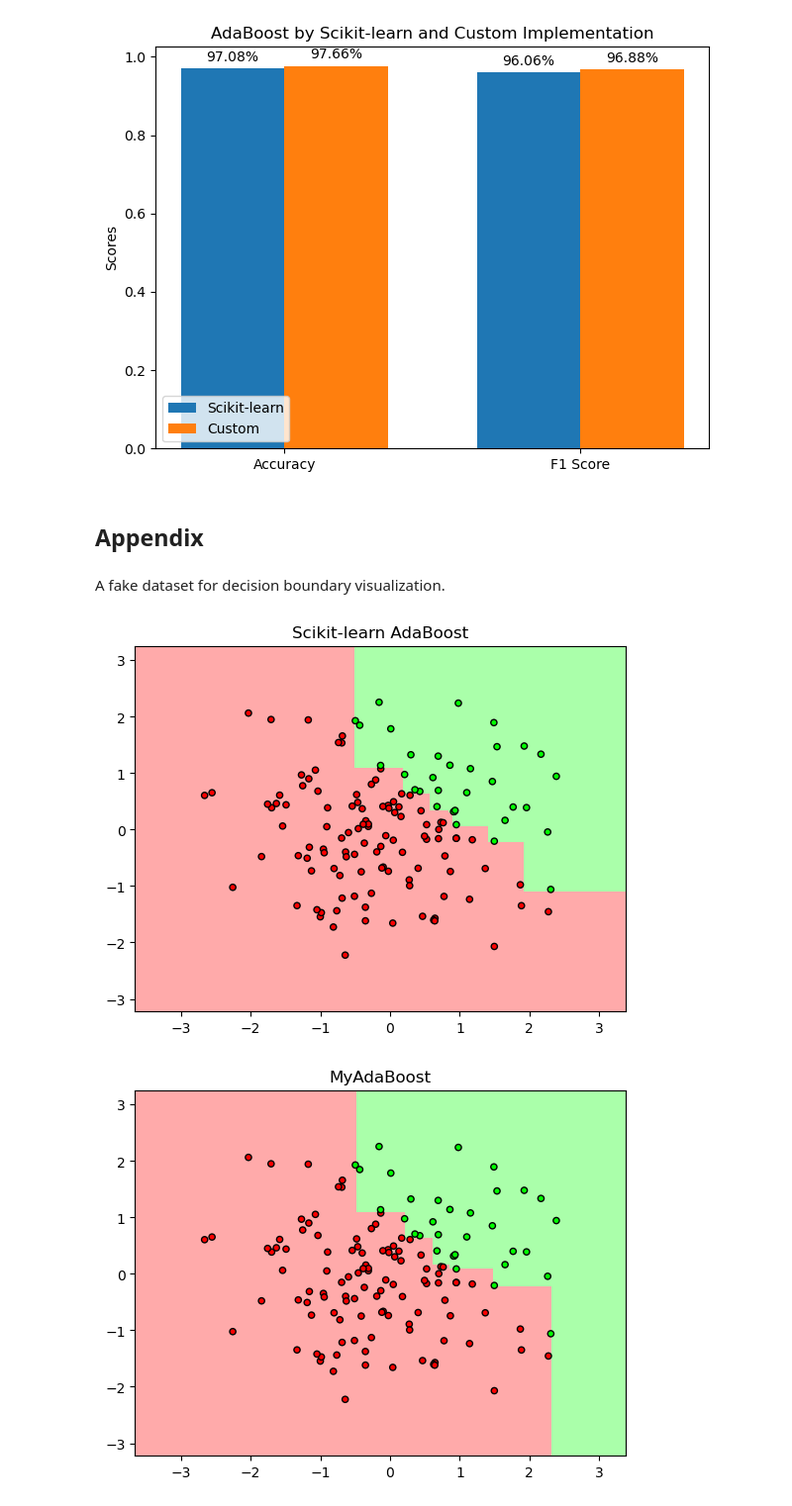
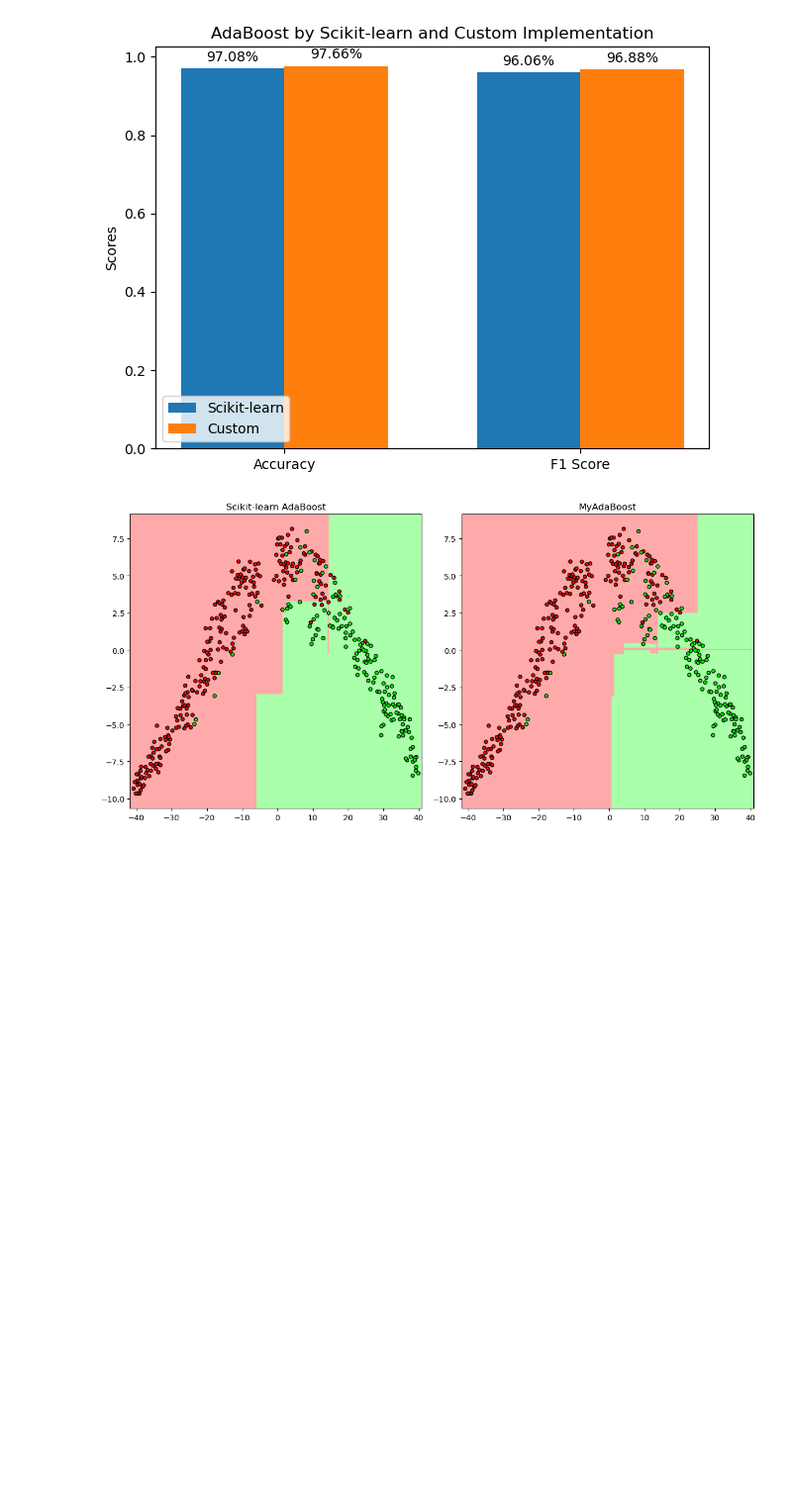
Before and after one commit to Sizchode/Data2060-Final-Project, a Jupyter notebook: src/2060 Final Project.ipynb, the cells around one changed output. Shown: that part at 99% size. Drawn from its saved outputs; the diff is of its cells as text; code cells hidden in the pictures; blank space fills up the shorter version.

Commit message:
Add plots

```diff
--- a/src/2060 Final Project.ipynb
+++ b/src/2060 Final Project.ipynb
@@ -122,7 +122,7 @@ class DecisionStump:
             preds: array of predictions (1 or -1) for each sample in X
         """
         n_samples = X.shape[0]
-        X_c = X[:, self.feature_idx]
+        X_c = X[:, self.feature_idx % X.shape[1]]
         preds = np.ones(n_samples)  # Initialize predictions to 1
         # Apply polarity and threshold to determine predictions
         if self.polarity == 1:
@@ -508,55 +508,48 @@ Scikit-learn AdaBoost F1 Score on test set: 96.06%
 MyAdaBoost Accuracy on test set: 97.66%
 MyAdaBoost F1 Score on test set: 96.88%
 [figure]
-# %% [markdown]
-## Appendix
-# %% [markdown]
-A fake dataset for decision boundary visualization.
 # %%
-# plot decision boundary
 import matplotlib.pyplot as plt
+import numpy as np
+from sklearn.manifold import TSNE
 from matplotlib.colors import ListedColormap
 
-def plot_decision_boundary(X, y, model, title):
-    h = 0.02  # Step size in the mesh
+def plot_decision_boundary_subplot(ax, X, y, model, title):
+    h = .02  # step size in the mesh
     x_min, x_max = X[:, 0].min() - 1, X[:, 0].max() + 1
     y_min, y_max = X[:, 1].min() - 1, X[:, 1].max() + 1
-    xx, yy = np.meshgrid(np.arange(x_min, x_max, h), np.arange(y_min, y_max, h))
+    xx, yy = np.meshgrid(np.arange(x_min, x_max, h),
+                         np.arange(y_min, y_max, h))
+
     Z = model.predict(np.c_[xx.ravel(), yy.ravel()])
     Z = Z.reshape(xx.shape)
+
     cmap_light = ListedColormap(['#FFAAAA', '#AAFFAA'])
     cmap_bold = ListedColormap(['#FF0000', '#00FF00'])
-    plt.figure()
-    plt.pcolormesh(xx, yy, Z, cmap=cmap_light)
-    plt.scatter(X[:, 0], X[:, 1], c=y, cmap=cmap_bold, edgecolor='k', s=20)
-    plt.xlim(xx.min(), xx.max())
-    plt.ylim(yy.min(), yy.max())
-    plt.title(title)
-    plt.show()
 
-# Generate synthetic data
-np.random.seed(0)
-X = np.random.randn(200, 2)
-y = np.where(X[:, 0] + X[:, 1] > 1, 1, -1)
+    ax.pcolormesh(xx, yy, Z, cmap=cmap_light, shading='auto')
+    ax.scatter(X[:, 0], X[:, 1], c=y, cmap=cmap_bold, edgecolor='k', s=20)
+    ax.set_xlim(xx.min(), xx.max())
+    ax.set_ylim(yy.min(), yy.max())
+    ax.set_title(title)
 
-# Split the dataset into training and testing sets (70% train, 30% test)
-X_train, X_test, y_train, y_test = train_test_split(
-    X, y, test_size=0.3, random_state=42
-)
+# Use t-SNE to reduce dimensionality for visualization
+tsne = TSNE(n_components=2, random_state=42)
+X_train_tsne = tsne.fit_transform(X_train)
 
-# Initialize and train scikit-learn's AdaBoost model
-adaboost_model = AdaBoostClassifier(n_estimators=50, random_state=42)
-adaboost_model.fit(X_train, y_train)
+# Create a figure with 2 subplots
+fig, axs = plt.subplots(1, 2, figsize=(12, 6))
 
-# Plot decision boundary for scikit-learn model
-plot_decision_boundary(X_train, y_train, adaboost_model, title="Scikit-learn AdaBoost")
+# Fit and plot decision boundary for scikit-learn AdaBoost
+adaboost_model.fit(X_train_tsne, y_train)
+plot_decision_boundary_subplot(axs[0], X_train_tsne, y_train, adaboost_model, 'Scikit-learn AdaBoost')
 
-# Initialize and train custom myAdaBoost model
-adaboost_model_self = myAdaBoost(n_clf=50)
-adaboost_model_self.fit(X_train, y_train)
+# Fit and plot decision boundary for custom AdaBoost
+adaboost_model_self.fit(X_train_tsne, y_train)
+plot_decision_boundary_subplot(axs[1], X_train_tsne, y_train, adaboost_model_self, 'MyAdaBoost')
 
-# Plot decision boundary for custom model
-plot_decision_boundary(X_train, y_train, adaboost_model_self, title="MyAdaBoost")
+# Adjust layout and show the plot
+plt.tight_layout()
+plt.show()
 # %% [output]
-[figure, old version]
+[figure, new version]
-[figure, removed]
```
